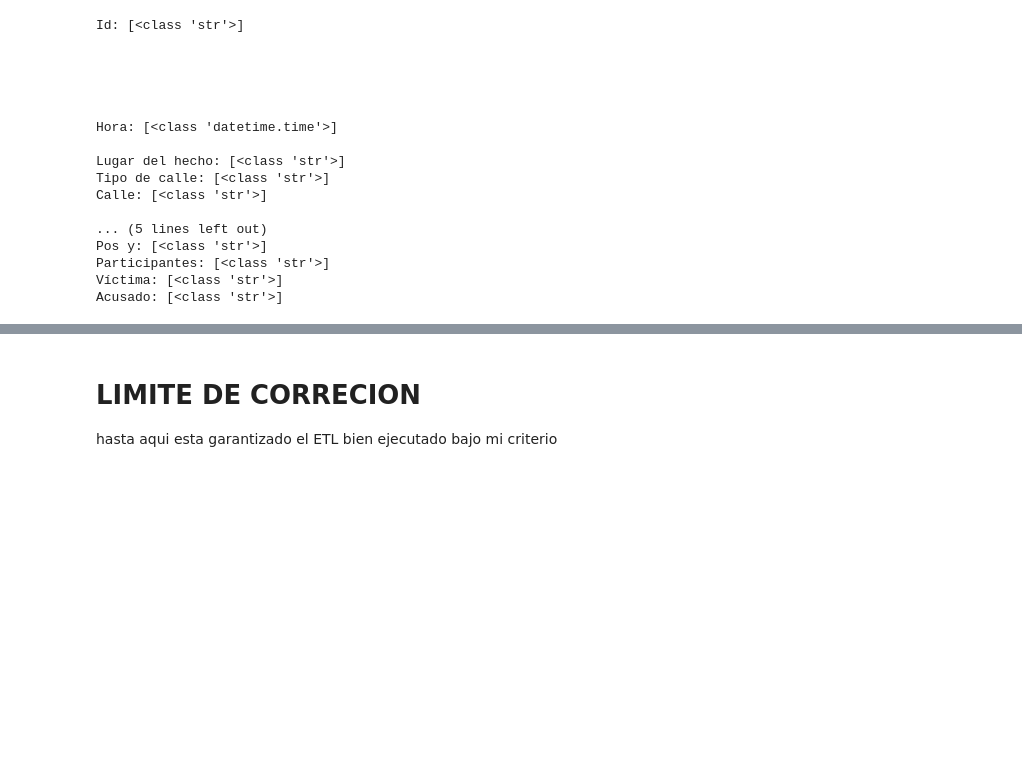
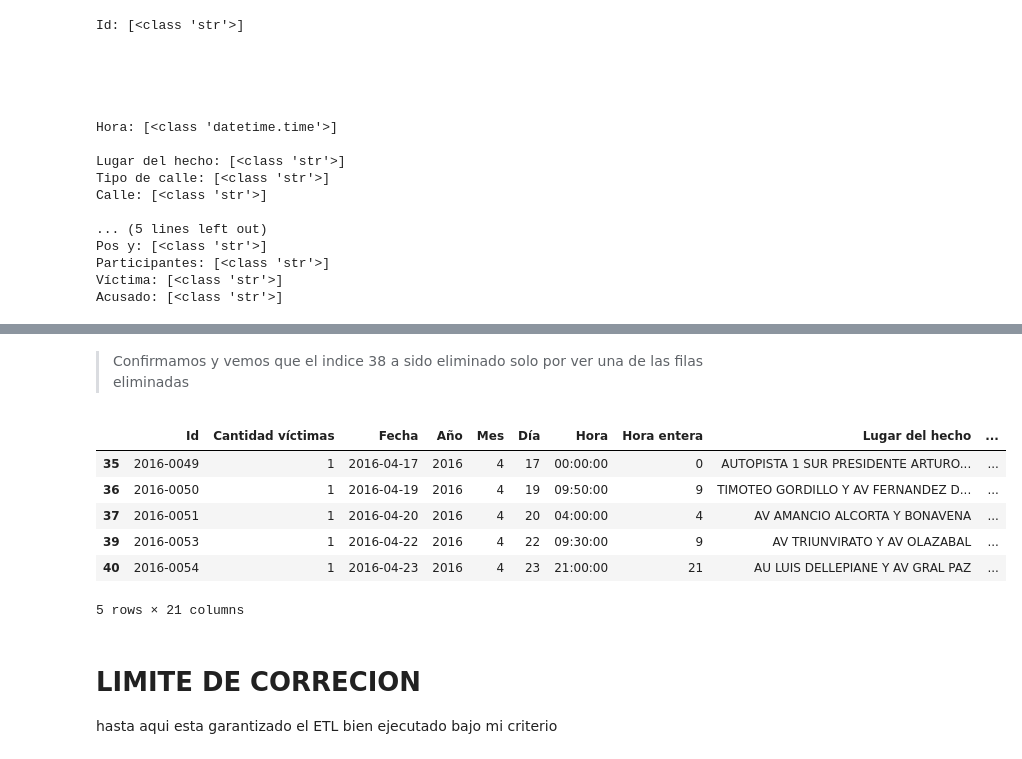
Before and after one commit to gabrielgomezrestrepo/Proyecto-DA-Siniestros-Viales-BA, a Jupyter notebook: ETL.ipynb, the cells around one changed output, grey strips where cells are left out. Cells and saved outputs as stored; diff of their text form; code cells hidden in the pictures; blank space fills up the shorter version.

```diff
--- a/ETL.ipynb
+++ b/ETL.ipynb
@@ -1086,3 +1239,17 @@ Acusado: [<class 'str'>]
+# %% [markdown]
+>Confirmamos y vemos que el indice 38 a sido eliminado solo por ver una de las filas eliminadas
+# %%
+df_rango = df_hechos.iloc[35:40]
+# %%
+df_rango
+# %% [output]
+|  | Id | Cantidad víctimas | Fecha | Año | Mes | Día | Hora | Hora entera | Lugar del hecho | ... |
+| 35 | 2016-0049 | 1 | 2016-04-17 | 2016 | 4 | 17 | 00:00:00 | 0 | AUTOPISTA 1 SUR PRESIDENTE ARTURO... | ... |
+| 36 | 2016-0050 | 1 | 2016-04-19 | 2016 | 4 | 19 | 09:50:00 | 9 | TIMOTEO GORDILLO Y AV FERNANDEZ D... | ... |
+| 37 | 2016-0051 | 1 | 2016-04-20 | 2016 | 4 | 20 | 04:00:00 | 4 | AV AMANCIO ALCORTA Y BONAVENA | ... |
+| 39 | 2016-0053 | 1 | 2016-04-22 | 2016 | 4 | 22 | 09:30:00 | 9 | AV TRIUNVIRATO Y AV OLAZABAL | ... |
+| 40 | 2016-0054 | 1 | 2016-04-23 | 2016 | 4 | 23 | 21:00:00 | 21 | AU LUIS DELLEPIANE Y AV GRAL PAZ | ... |
+5 rows × 21 columns
 # %% [markdown]
 # LIMITE DE CORRECION
  hasta aqui esta garantizado el ETL bien ejecutado bajo mi criterio
```
Also changed, not shown: parts of 11 cells of this notebook.
